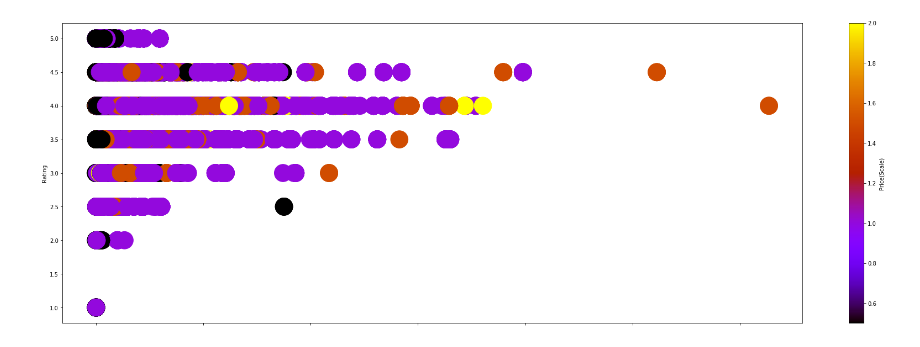
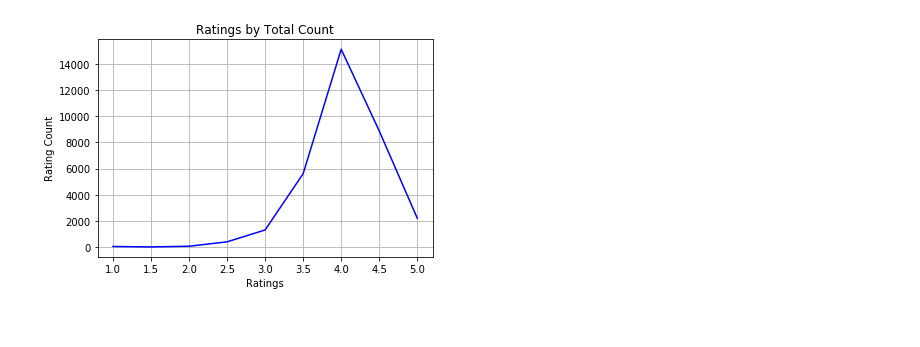
Before and after one commit to zlighton/YelpSpeakeasies, a Jupyter notebook: Speakeasy Plots.ipynb, the cells around one changed output. Cells and saved outputs as stored; diff of their text form; code cells hidden in the pictures.

Commit message:
visualizations by Zach

```diff
--- a/Speakeasy Plots.ipynb
+++ b/Speakeasy Plots.ipynb
@@ -15,17 +17,13 @@ df.head()
-# %%
-df = df[["Rating", "Reviews", "Price(Scale)"]]
-
-# plt.figure(figsize=(200,100))
-
-df.plot.scatter( x = "Reviews",
-                 y = "Rating",
-                 s = 1000,
-                 c = "Price(Scale)",
-                 colormap='gnuplot',
-                 figsize=(30,10),
-                 fontsize = 10,
-                 colorbar = True)
-
-plt.savefig('fig.png')
-# %% [output]
-[figure, removed]
+# %%
+reviewOverall = speakeasyDF.groupby(["Rating"])
+ratingCountsOverall = reviewOverall["Reviews"].count().tolist()
+ratingCountsOverall.insert(1, 0)
+ratings = ["1.0", "1.5", "2.0", "2.5", "3.0", "3.5", "4.0", "4.5", "5.0"]
+plt.plot(ratings, ratingCountsOverall, color='blue')
+plt.grid()
+plt.xlabel("Ratings")
+plt.ylabel("Rating Count")
+plt.title("Ratings by Total Count")
+plt.savefig('overallRatingCurve.png')
+# %% [output]
+[figure, added]
```
Also changed, not shown: parts of 7 cells of this notebook, 8 other files.
